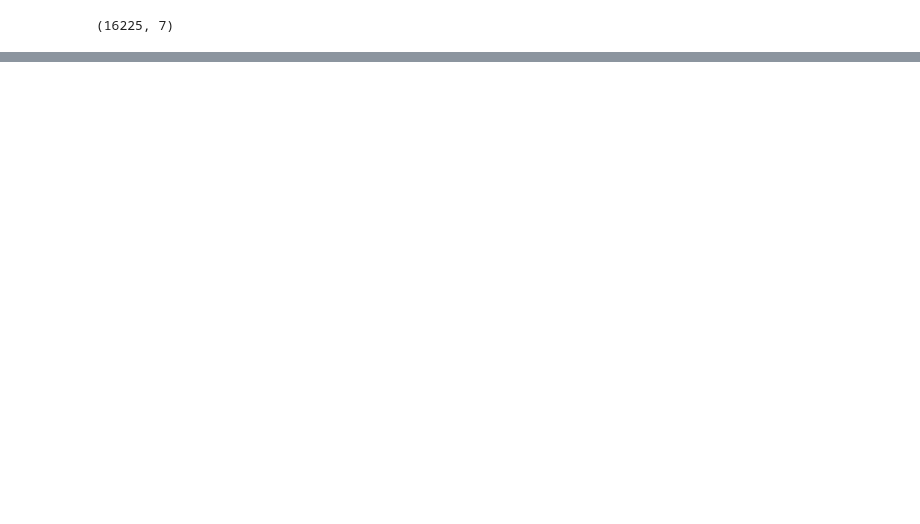
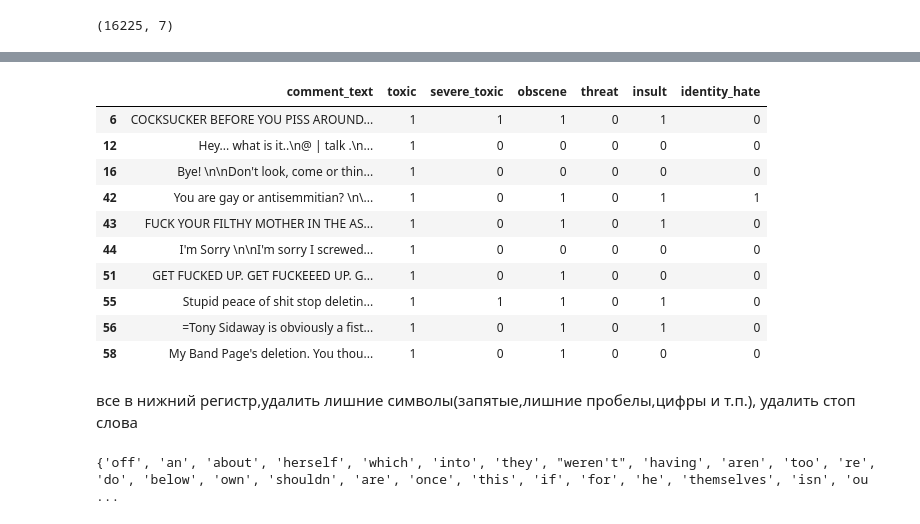
Before and after one commit to skytecat/ToxicityClassifier, a Jupyter notebook: Classifier.ipynb, the cells around one changed output, grey strips where cells are left out. Saved outputs shown, nothing was run; the diff lists cells and outputs as text; code cells hidden in the pictures; blank space fills up the shorter version.

```diff
--- a/Classifier.ipynb
+++ b/Classifier.ipynb
@@ -86,0 +116,21 @@ train_data.shape
+# %%
+train_data.head(10)
+# %% [output]
+|  | comment_text | toxic | severe_toxic | obscene | threat | insult | identity_hate |
+| 6 | COCKSUCKER BEFORE YOU PISS AROUND... | 1 | 1 | 1 | 0 | 1 | 0 |
+| 12 | Hey... what is it..\n@ | talk .\n... | 1 | 0 | 0 | 0 | 0 | 0 |
+| 16 | Bye! \n\nDon't look, come or thin... | 1 | 0 | 0 | 0 | 0 | 0 |
+| 42 | You are gay or antisemmitian? \n\... | 1 | 0 | 1 | 0 | 1 | 1 |
+| 43 | FUCK YOUR FILTHY MOTHER IN THE AS... | 1 | 0 | 1 | 0 | 1 | 0 |
+| 44 | I'm Sorry \n\nI'm sorry I screwed... | 1 | 0 | 0 | 0 | 0 | 0 |
+| 51 | GET FUCKED UP. GET FUCKEEED UP. G... | 1 | 0 | 1 | 0 | 0 | 0 |
+| 55 | Stupid peace of shit stop deletin... | 1 | 1 | 1 | 0 | 1 | 0 |
+| 56 | =Tony Sidaway is obviously a fist... | 1 | 0 | 1 | 0 | 1 | 0 |
+| 58 | My Band Page's deletion. You thou... | 1 | 0 | 1 | 0 | 0 | 0 |
+# %% [markdown]
+все в нижний регистр,удалить лишние символы(запятые,лишние пробелы,цифры и т.п.), удалить стоп слова
+# %%
+stop_words = set(stopwords.words('english'))
+print(stop_words)
+# %% [output]
+{'off', 'an', 'about', 'herself', 'which', 'into', 'they', "weren't", 'having', 'aren', 'too', 're', 'do', 'below', 'own', 'shouldn', 'are', 'once', 'this', 'if', 'for', 'he', 'themselves', 'isn', 'ou ...
```
Also changed, not shown: parts of 4 cells of this notebook.
